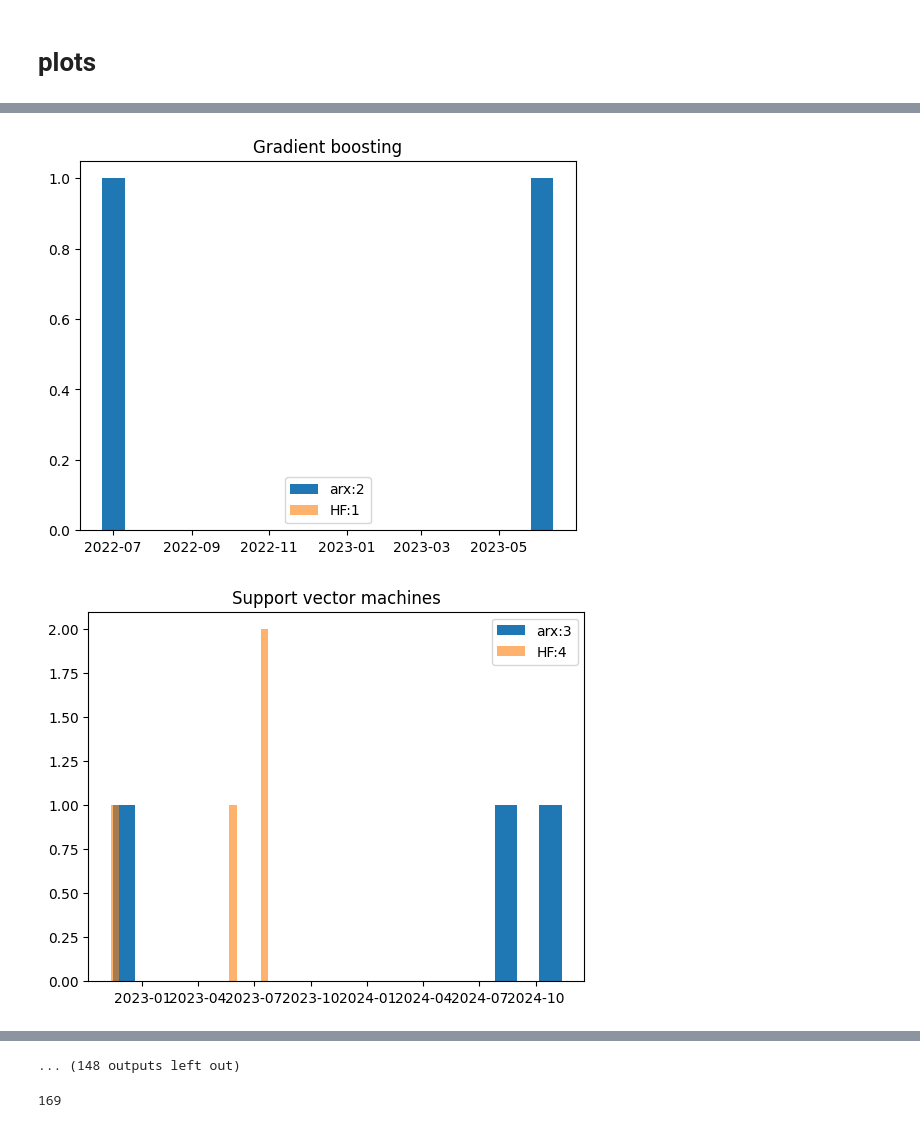
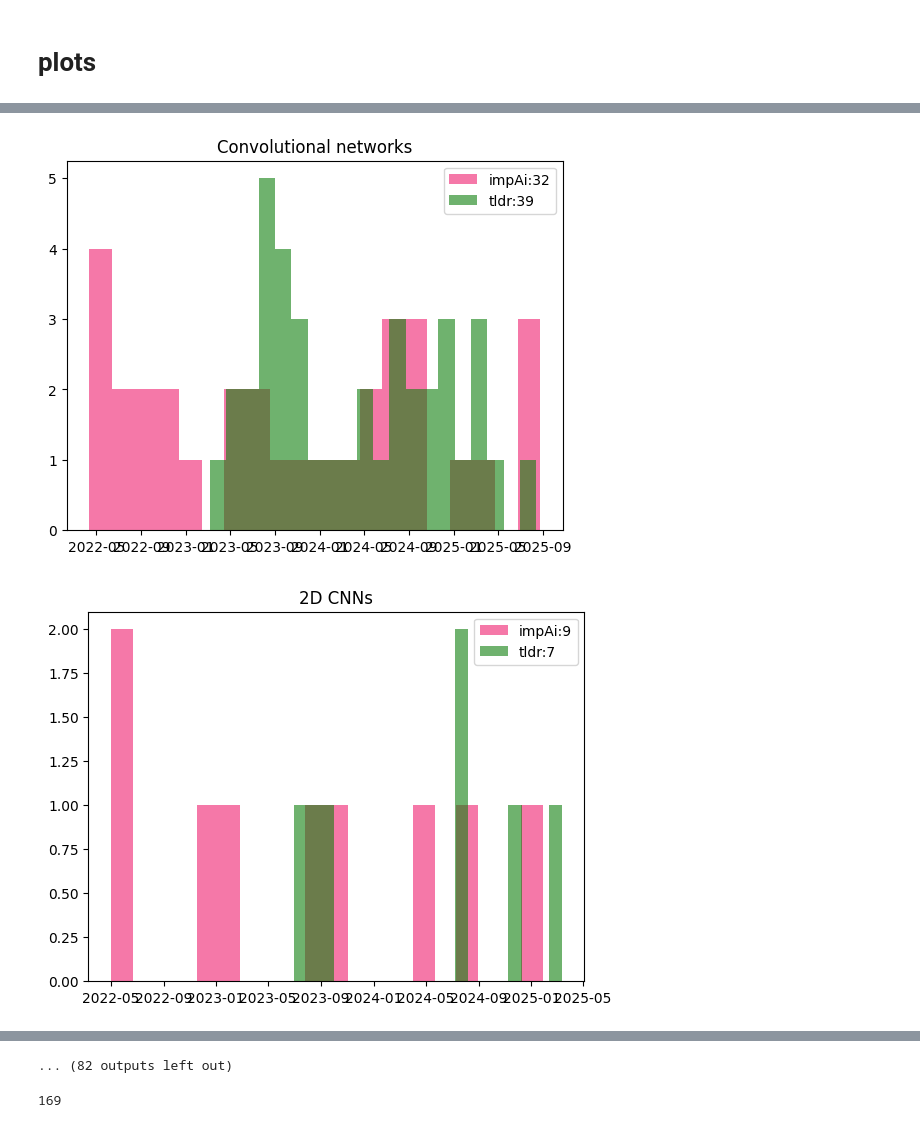
Before and after one commit to EU-UPCAST/profile, a Jupyter notebook: llmdap/profiler/trend_results.ipynb, the cells around one changed output, grey strips where cells are left out. Drawn from its saved outputs; the diff is of its cells as text; code cells hidden in the pictures.

Commit message:
first news plots, and updated taxonomy (after plots)

```diff
--- a/llmdap/profiler/trend_results.ipynb
+++ b/llmdap/profiler/trend_results.ipynb
@@ -134,20 +134,9 @@ for term in ccs_strings:
 print("Hf\tArxiv\ttldr\timpAi\n")
 for term in ccs_strings:
     hfc, axc = ccs_counts_hf[term], ccs_counts_ax[term]
-    imc, tlc = ccs_counts_tl[term], ccs_counts_ax[term]
+    imc, tlc = ccs_counts_im[term], ccs_counts_tl[term]
 
-    if hfc+axc>5:
-        if min(hfc, axc) / max(hfc, axc) < 0.5:
-            if axc < hfc:
-                print(hfc, "\t", axc, "\t",term)
-
-print("")
-for term in ccs_strings:
-    hfc, axc = ccs_counts_hf[term], ccs_counts_ax[term]
-    if hfc+axc>5:
-        if min(hfc, axc) / max(hfc, axc) < 0.5:
-            if hfc < axc:
-                print(hfc, "\t", axc, "\t",term)
+    print(hfc, "\t", axc, "\t", tlc, "\t", imc,"\t", term)
 # %% [output]
 Hf      Arxiv
 
@@ -218,6 +241,16 @@ ccs_strings = str(CCS_HIERARCHY).split("'")[1::2]
 # %%
 hf_df=pd.read_csv("hf_trends.csv.bz2", index_col=0)
 arx_df=pd.read_csv("arxiv_trends.csv.bz2", index_col=0)
+imp_df=pd.read_csv("imp_trends.csv.bz2", index_col=0)
+tldr_df=pd.read_csv("tldr_trends.csv.bz2", index_col=0)
+
 
 hf_df["createdAt"] = pd.to_datetime(hf_df["createdAt"])
 arx_df["submission_date"] = pd.to_datetime(arx_df["submission_date"])
+imp_df["date"] = pd.to_datetime(imp_df["date"])
+tldr_df["date"] = pd.to_datetime(tldr_df["date"])
+
+hf_df["predicted_tag"] = hf_df["predicted_tag"].astype(str)
+arx_df["predicted_tag"] = arx_df["predicted_tag"].astype(str)
+imp_df["predicted_tag"] = imp_df["predicted_tag"].astype(str)
+tldr_df["predicted_tag"] = tldr_df["predicted_tag"].astype(str)
@@ -225,13 +274,20 @@ arx_df["submission_date"] = pd.to_datetime(arx_df["submission_date"])
 def plot_term(term, min_total=30):
     hf_dates = hf_df[hf_df["predicted_tag"].str.contains("'"+term+"'")]["createdAt"]
     arx_dates = arx_df[arx_df["predicted_tag"].str.contains("'"+term+"'")]["submission_date"]
+    imp_dates = imp_df[imp_df["predicted_tag"].str.contains("'"+term+"'")]["date"]
+    tldr_dates = tldr_df[tldr_df["predicted_tag"].str.contains("'"+term+"'")]["date"]
 
-    if len(arx_dates)+len(hf_dates)<min_total:
+
+    if len(arx_dates)+len(hf_dates)+len(imp_dates)+len(tldr_dates)<min_total:
         return
     if len(arx_dates):
         plt.hist(arx_dates, bins=20, label="arx:"+str(len(arx_dates)), color='#1f77b4')
     if len(hf_dates):
         plt.hist(hf_dates, bins=20, alpha=0.6, label="HF:"+str(len(hf_dates)), color='#ff7f0e')
+    if len(imp_dates):
+        plt.hist(imp_dates, bins=20, alpha=0.6, label="impAi:"+str(len(imp_dates)), color='#ef1f6e')
+    if len(tldr_dates):
+        plt.hist(tldr_dates, bins=20, alpha=0.6, label="tldr:"+str(len(tldr_dates)), color='#0f7f0e')
     plt.title(term)
     plt.legend()
     plt.show()
@@ -301,4 +355,4 @@ plot_term(term = "Computer vision")
 # %%
 for term in ccs_strings:
-    plot_term(term, 1)#, sigma=4, window=14)
+    plot_term(term, 10)#, sigma=4, window=14)
 # %% [output]
@@ -310,2 +364,2 @@ for term in ccs_strings:
-[figure, old version]
+[figure, new version]
-[figure, old version]
+[figure, new version]
@@ -317,4 +371,4 @@ for term in ccs_strings:
-... (148 outputs left out)
+... (82 outputs left out)
 # %%
 len(ccs_strings)
 # %% [output]
```
Also changed, not shown: parts of 13 cells of this notebook, 1 other file.
